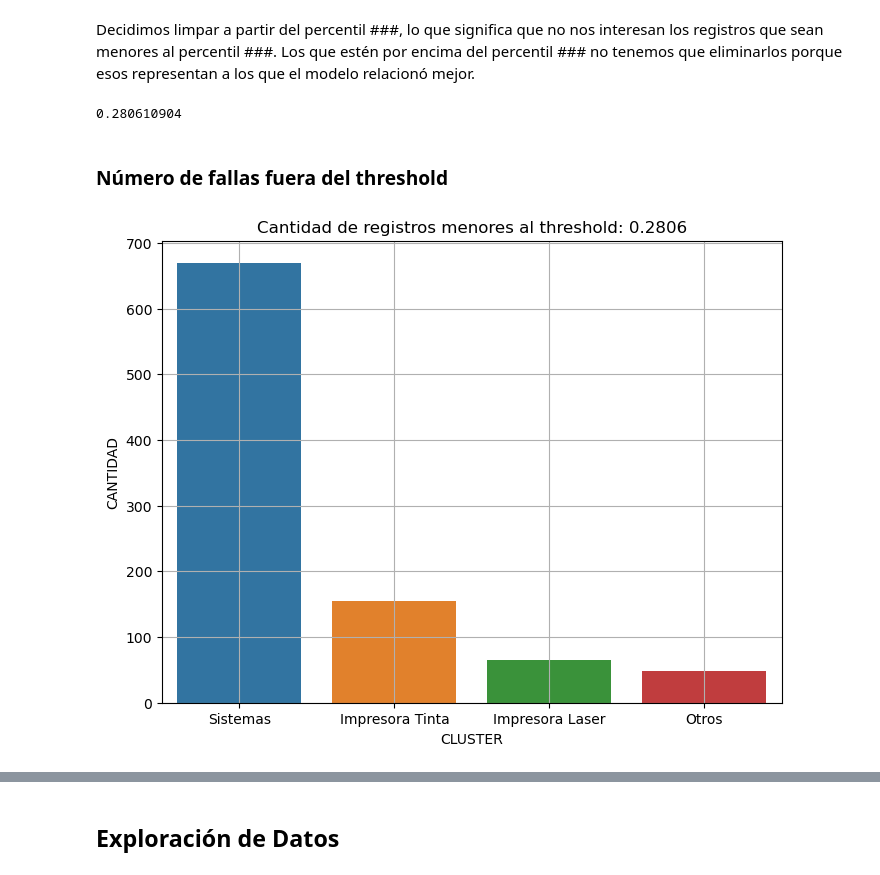
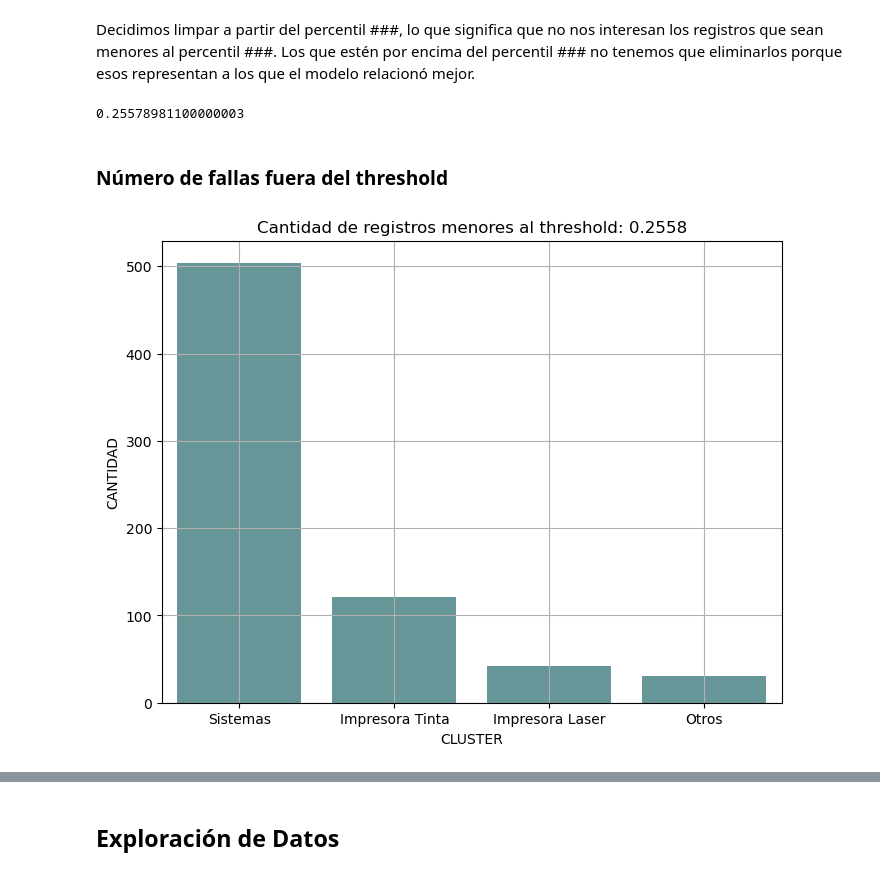
Before and after one commit to luisejdm/Analisis_de_datos_financieros_y_de_diseno_de_indicadores, a Jupyter notebook: Proyecto/Proyecto.ipynb, the cells around one changed output, grey strips where cells are left out. Drawn from its saved outputs; the diff is of its cells as text; code cells hidden in the pictures.

```diff
--- a/Proyecto/Proyecto.ipynb
+++ b/Proyecto/Proyecto.ipynb
@@ -29,5 +30,10 @@ warnings.filterwarnings('ignore')
 ## Carga de Datos
 # %%
 reparaciones = pd.read_csv('reparaciones.csv')
-reparaciones.head()
+reparaciones = reparaciones[['CLIENTE', 'COHORT', 'DESCRIPCION FALLA', 'INGRESO', 'FECHA REPARACION', 'CLUSTER', 'SIMILITUD COSENO']]
+
+clientes = pd.read_csv('data/CLIENTES.csv', encoding='latin1')
+clientes = clientes[['CLIENTE', 'NOMBRES']]
+
+reparaciones
 # %% [output]
@@ -66,24 +82,24 @@ plt.grid()
 # %% [markdown]
 Decidimos limpar a partir del percentil ###, lo que significa que no nos interesan los registros que sean menores al percentil ###. Los que estén por encima del percentil ### no tenemos que eliminarlos porque esos representan a los que el modelo relacionó mejor.
 # %%
-threshold = reparaciones['SIMILITUD COSENO'].quantile(0.1)
+threshold = reparaciones['SIMILITUD COSENO'].quantile(0.05)
 threshold
 # %% [output]
-0.280610904
+0.25578981100000003
 # %% [markdown]
 ### Número de fallas fuera del threshold
 # %%
-df_filtrado = reparaciones[reparaciones['SIMILITUD COSENO'] < threshold]
+df_filtrado = reparaciones[reparaciones['SIMILITUD COSENO'] < 0.27]
 
 conteo_clusters = df_filtrado['CLUSTER'].value_counts().reset_index()
 conteo_clusters.columns = ['CLUSTER', 'cantidad']
 
 plt.figure(figsize=(8,6))
-sns.barplot(data=conteo_clusters, x='CLUSTER', y='cantidad')
+sns.barplot(data=conteo_clusters, x='CLUSTER', y='cantidad', color = 'cadetblue')
 plt.xlabel('CLUSTER')
 plt.ylabel('CANTIDAD')
 plt.title(f'Cantidad de registros menores al threshold: {threshold:.4f}')
 plt.grid()
 # %% [output]
-[figure, old version]
+[figure, new version]
 # %%
```
Also changed, not shown: parts of 15 cells of this notebook, 4 other files.
